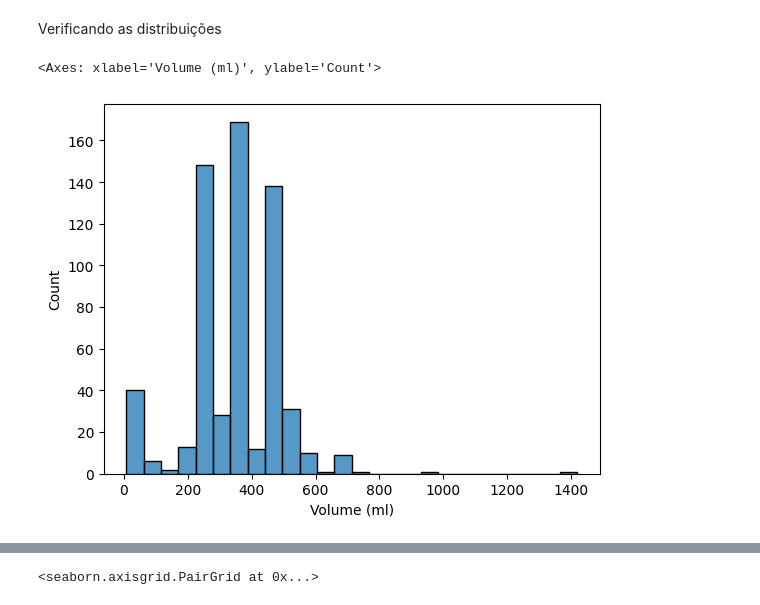
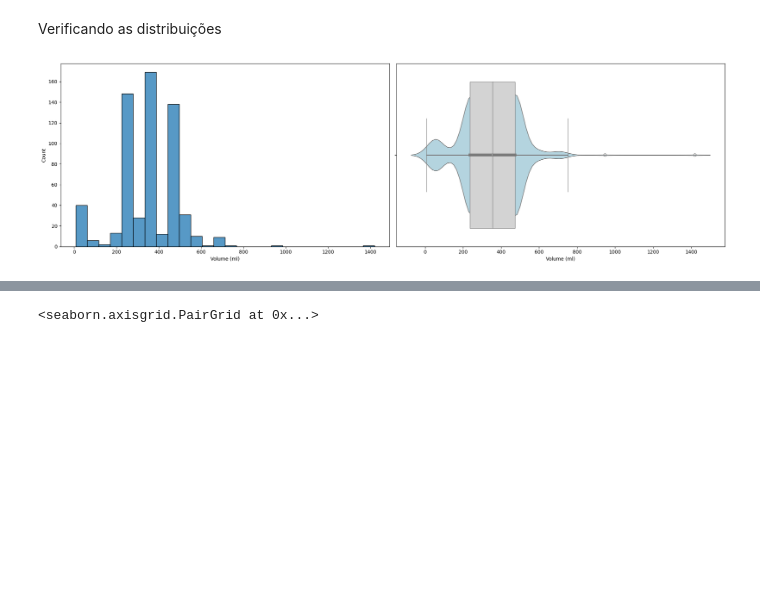
Before and after one commit to torvess/classificando_bebidas_Jun-2024, a Jupyter notebook: classificando_bebidas.ipynb, the cells around one changed output, grey strips where cells are left out. Saved outputs shown, nothing was run; the diff lists cells and outputs as text; code cells hidden in the pictures; blank space fills up the shorter version.

```diff
--- a/classificando_bebidas.ipynb
+++ b/classificando_bebidas.ipynb
@@ -56,8 +56,22 @@ dados.isnull().sum().sum()
 0
 # %% [markdown]
 Verificando as distribuições
+# %%
+# definindo função para plot de vários gráficos com mais velocidade
+def plot_graficos(df, coluna):
+    # definindo tamanho da figura e dos eixos
+    fig, ax = plt.subplots(nrows=1, ncols=2, figsize=(20, 6))
+
+    # grafico 1
+    sns.histplot(data=df, x=coluna, ax=ax[0])
+
+    #grafico 2
+    sns.boxplot(data=dados, x=coluna, ax=ax[1], color='lightgray')
+    sns.violinplot(data=dados, x=coluna, color='lightblue')
+
+    plt.tight_layout()
+    plt.show()
 # %%
-sns.histplot(data=dados, x='Volume (ml)')
+plot_graficos(dados, dados['Volume (ml)'])
 # %% [output]
-<Axes: xlabel='Volume (ml)', ylabel='Count'>
-[figure, old version]
+[figure, new version]
```
Also changed, not shown: parts of 3 cells of this notebook.
